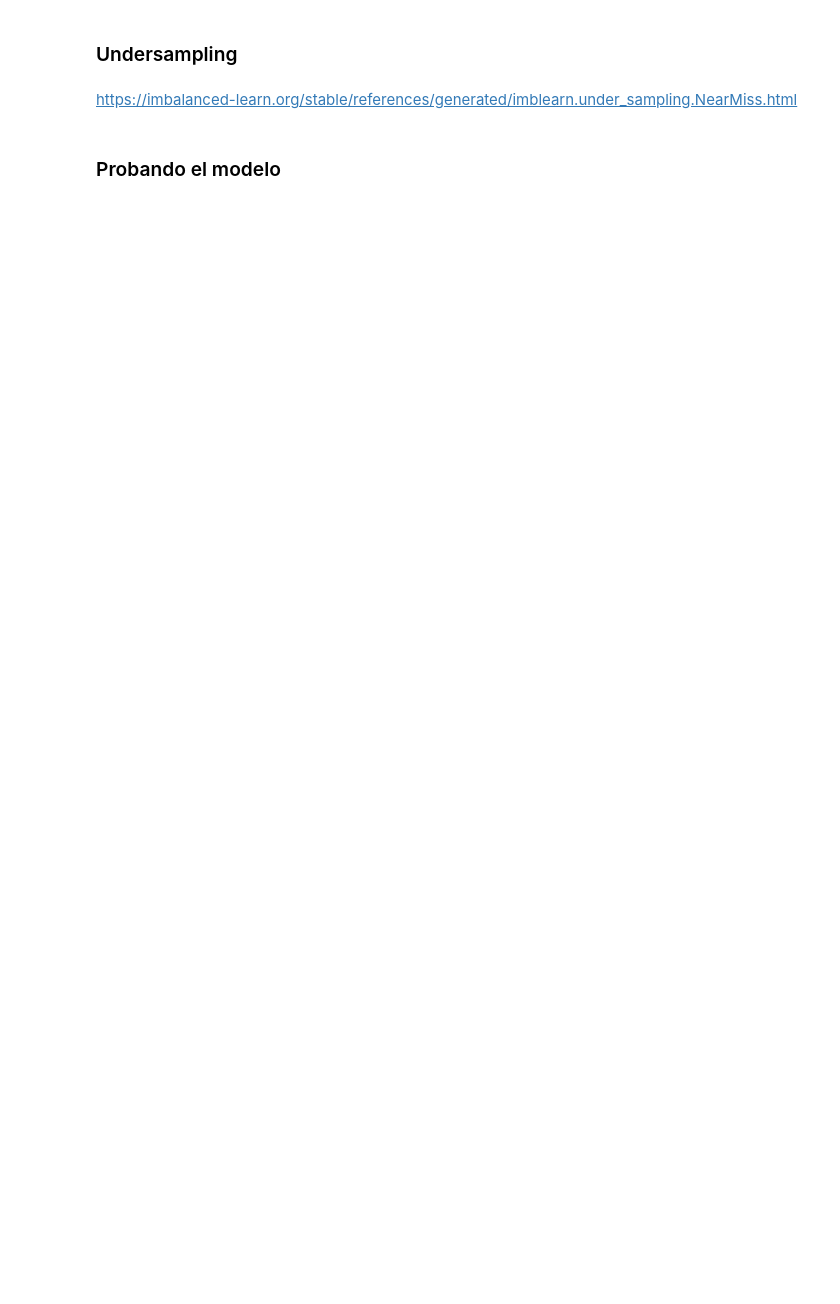
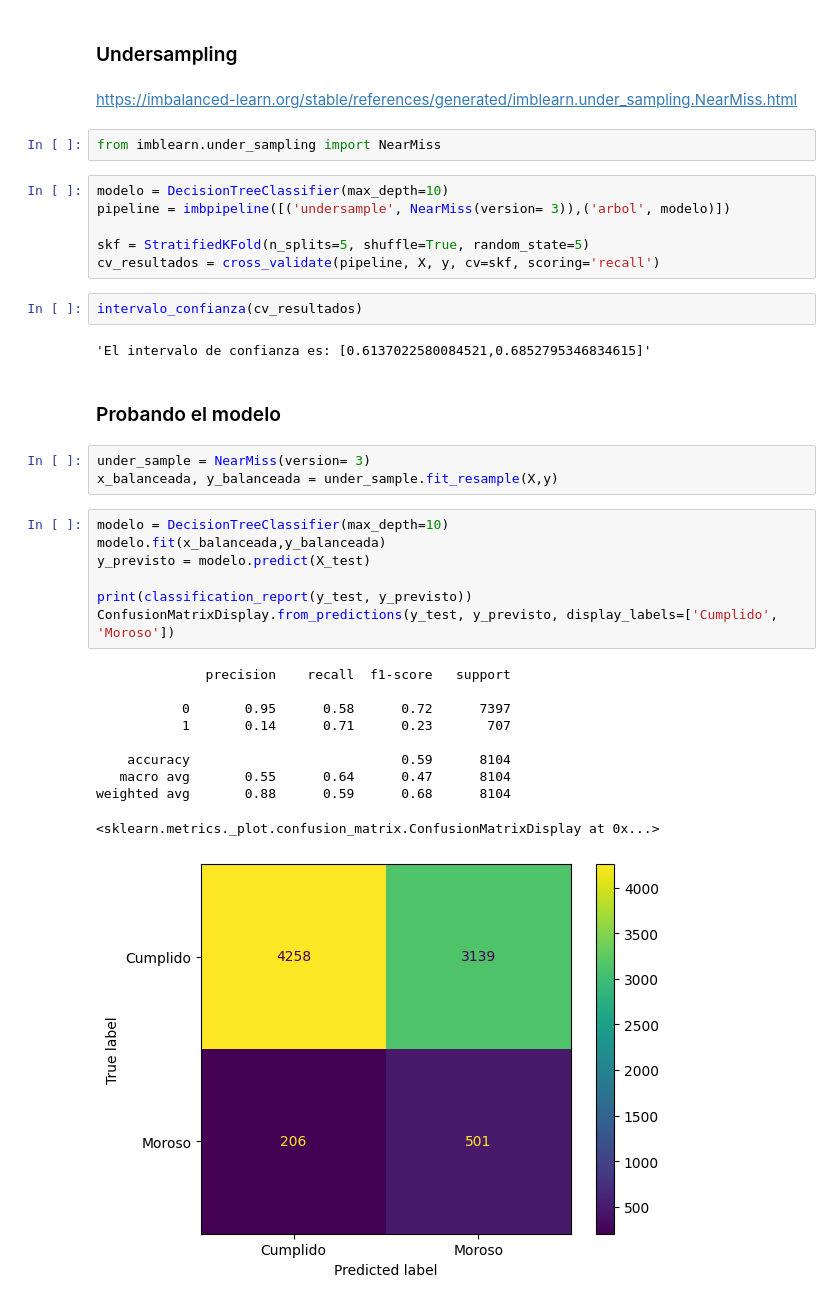
Before and after one commit to lukitasmois/2162-clasificacion-validacion-de-modelos-y-metricas, a Jupyter notebook: Clasificacion_validacion_y_metricas.ipynb, the cells around one changed output. Cells and saved outputs as stored; diff of their text form; blank space fills up the shorter version.

```diff
--- a/Clasificacion_validacion_y_metricas.ipynb
+++ b/Clasificacion_validacion_y_metricas.ipynb
@@ -340,5 +352,38 @@ intervalo_confianza(cv_resultados)
 ### Undersampling
 # %% [markdown]
 https://imbalanced-learn.org/stable/references/generated/imblearn.under_sampling.NearMiss.html
+# %%
+from imblearn.under_sampling import NearMiss
+# %%
+modelo = DecisionTreeClassifier(max_depth=10)
+pipeline = imbpipeline([('undersample', NearMiss(version= 3)),('arbol', modelo)])
+
+skf = StratifiedKFold(n_splits=5, shuffle=True, random_state=5)
+cv_resultados = cross_validate(pipeline, X, y, cv=skf, scoring='recall')
+# %%
+intervalo_confianza(cv_resultados)
+# %% [output]
+'El intervalo de confianza es: [0.6137022580084521,0.6852795346834615]'
 # %% [markdown]
 ### Probando el modelo
+# %%
+under_sample = NearMiss(version= 3)
+x_balanceada, y_balanceada = under_sample.fit_resample(X,y)
+# %%
+modelo = DecisionTreeClassifier(max_depth=10)
+modelo.fit(x_balanceada,y_balanceada)
+y_previsto = modelo.predict(X_test)
+
+print(classification_report(y_test, y_previsto))
+ConfusionMatrixDisplay.from_predictions(y_test, y_previsto, display_labels=['Cumplido', 'Moroso'])
+# %% [output]
+              precision    recall  f1-score   support
+
+           0       0.95      0.58      0.72      7397
+           1       0.14      0.71      0.23       707
+
+    accuracy                           0.59      8104
+   macro avg       0.55      0.64      0.47      8104
+weighted avg       0.88      0.59      0.68      8104
+<sklearn.metrics._plot.confusion_matrix.ConfusionMatrixDisplay at 0x...>
+[figure, added]
```
Also changed, not shown: parts of 13 cells of this notebook.
